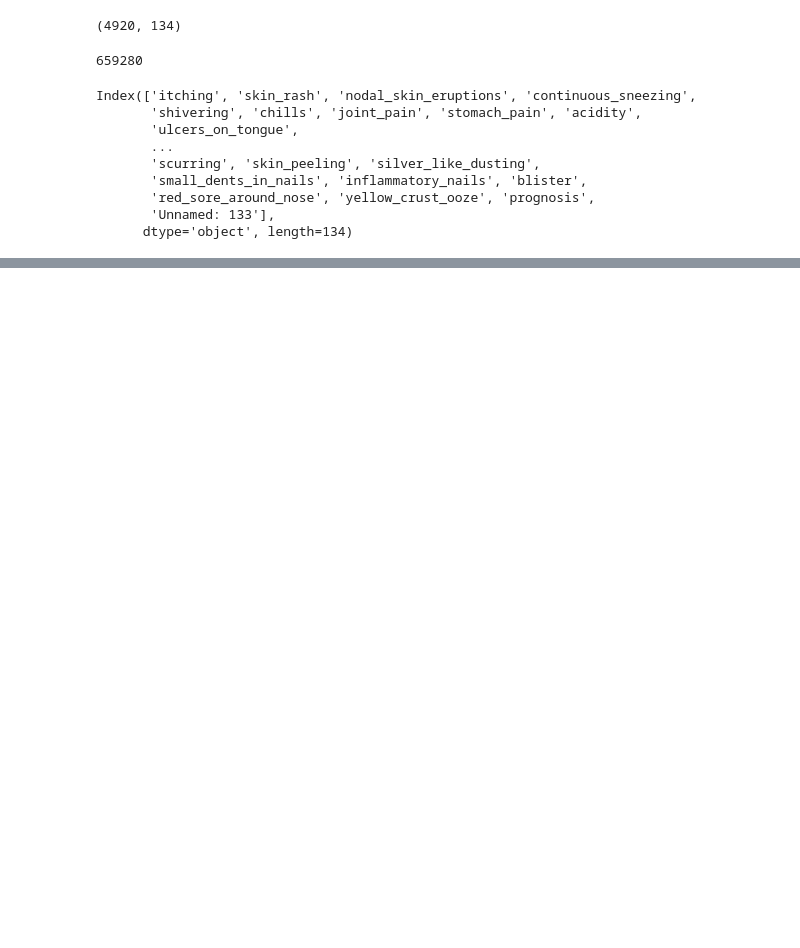
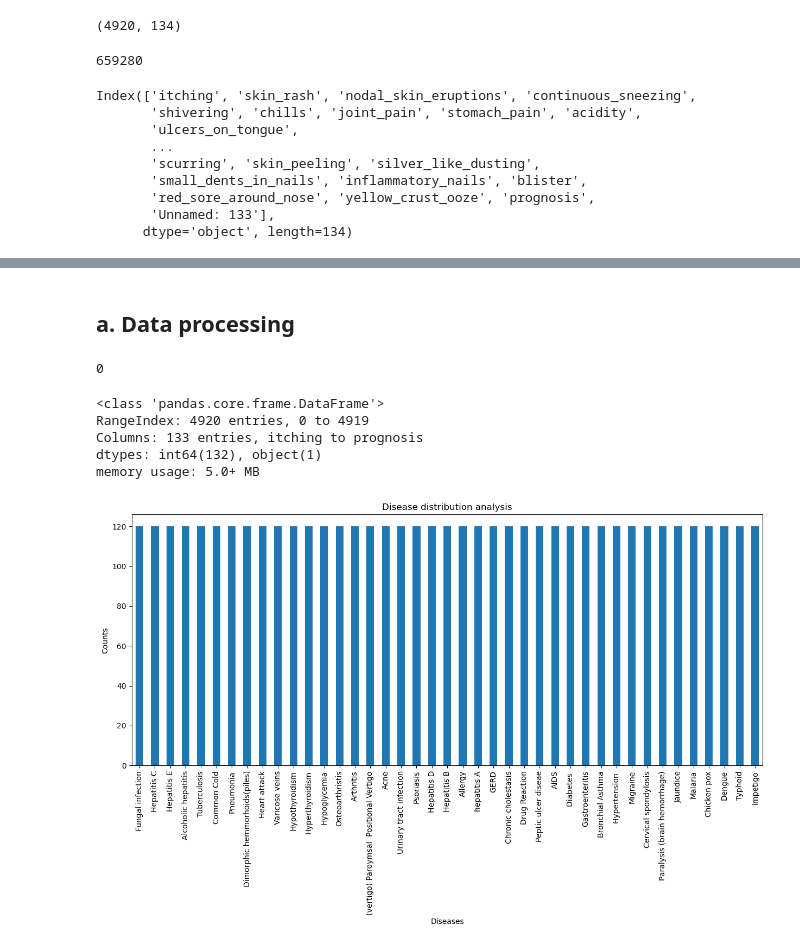
Before and after one commit to Douglaskhembo/Disease_prediction_model, a Jupyter notebook: disease_prediction.ipynb, the cells around one changed output, grey strips where cells are left out. Drawn from its saved outputs; the diff is of its cells as text; code cells hidden in the pictures; blank space fills up the shorter version.

```diff
--- a/disease_prediction.ipynb
+++ b/disease_prediction.ipynb
@@ -39,0 +100,26 @@ Index(['itching', 'skin_rash', 'nodal_skin_eruptions', 'continuous_sneezing',
+# %% [markdown]
+## a. Data processing
+# %%
+# Dropping columns with any missing values
+df_train.dropna(axis = 1, inplace = True)
+df_train.isna().sum().sum()
+# %% [output]
+0
+# %%
+df_train.info()
+# %% [output]
+<class 'pandas.core.frame.DataFrame'>
+RangeIndex: 4920 entries, 0 to 4919
+Columns: 133 entries, itching to prognosis
+dtypes: int64(132), object(1)
+memory usage: 5.0+ MB
+# %%
+# Determining if dataset is balanced
+plt.figure(figsize=(15,6))
+disease_counts = df_train['prognosis'].value_counts().plot(kind = 'bar')
+plt.xlabel('Diseases')
+plt.ylabel('Counts')
+plt.title('Disease distribution analysis')
+plt.show()
+# %% [output]
+[figure, added]
```
Also changed, not shown: parts of 7 cells of this notebook.
